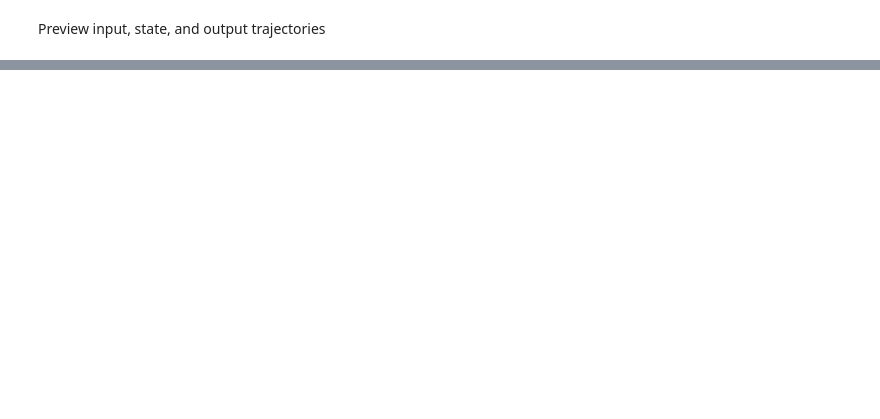
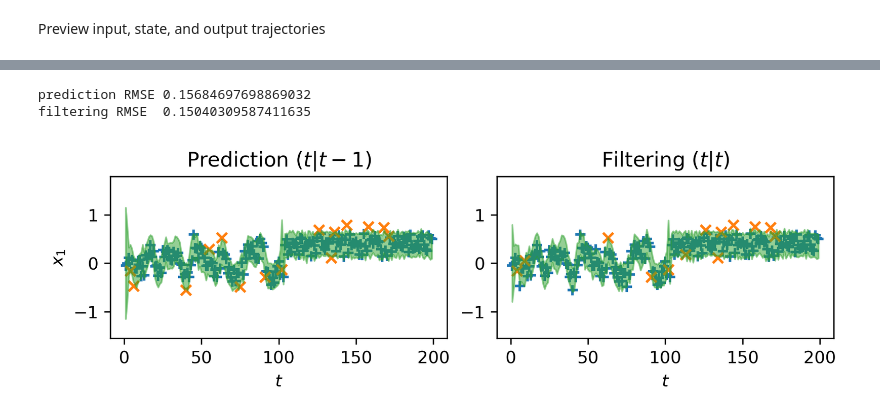
Before and after one commit to simontheflutist/neural-network-kalman, a Jupyter notebook: kalman-filter.ipynb, the cells around one changed output, grey strips where cells are left out. Saved outputs shown, nothing was run; the diff lists cells and outputs as text; code cells hidden in the pictures; blank space fills up the shorter version.

```diff
--- a/kalman-filter.ipynb
+++ b/kalman-filter.ipynb
@@ -255,0 +161,5 @@ fig
+# %%
+kalman = neural_kalman.NeuralKalmanFilter(n_x=n_x, n_u=n_u, n_y=n_y, F=F, H=H, Q=Q, R=R)
+# %%
+x_0 = Normal.standard(n_x)
+u_0 = Normal.standard(n_u)
@@ -255,0 +168,68 @@ fig
+# %%
+predicted = [x_0]
+filtered = [x_0]
+for i in trange(1, sim_horizon):
+    x_and_y_pred = kalman.predict_with_input(filtered[i - 1], Normal.certain(u[i]), method=method)
+    predicted.append(x_and_y_pred)
+    x_filtered = kalman.correct(x_and_y_pred, y[i])
+    filtered.append(x_filtered)
+# %%
+diagnostics = kalman_diagnostics.KalmanDiagnostics(kalman, x, slice(1, None))
+# %%
+print('prediction RMSE', diagnostics.point_rmse(predicted))
+print('filtering RMSE ', diagnostics.point_rmse(filtered))
+# %% [output]
+prediction RMSE 0.15684697698869032
+filtering RMSE  0.15040309587411635
+# %%
+fig = Figure(figsize=(12, 6), dpi=300, constrained_layout=1)
+for i in [0]:
+    for j, (state_trajectory, desc) in enumerate(
+        [
+            (predicted, "Prediction $(t|t-1)$"),
+            (filtered, "Filtering $(t|t)$"),
+            # (x_smoothed, P_smoothed, "Smoothing $(t|T)$"),
+        ]
+    ):
+        # prepare and decorate axes
+        ax = fig.add_subplot(4, 4, 4 * i + j + 1)
+        if j == 0:
+            ax.set_ylabel(rf"$x_{i+1}$")
+        else:
+            pass  # ax.set_yticks([])
+        if i == 0:
+            ax.set_title(desc)
+        if i == 0:
+            ax.set_xlabel(rf"$t$")
+        else:
+            ax.set_xticks([])
+        # get data to plot
+        times, state, _mean, lower, upper, covered, missed = (
+            diagnostics.plot_state_trajectories(
+                state_trajectory, i, coverage=0.95
+            )
+        )
+        # plot data
+        ax.set_ylim(min(state) - 1, max(state) + 1)
+        ax.scatter(
+            times[covered],
+            state[covered],
+            color="C0",
+            marker="+",
+        )
+        ax.scatter(
+            times[missed],
+            state[missed],
+            color="C1",
+            marker="x",
+        )
+        ax.fill_between(
+            times,
+            lower,
+            upper,
+            color="C2",
+            alpha=0.5,
+        )
+fig
+# %% [output]
+[figure, added]
```
Also changed, not shown: parts of 14 cells of this notebook, 3 other files.
